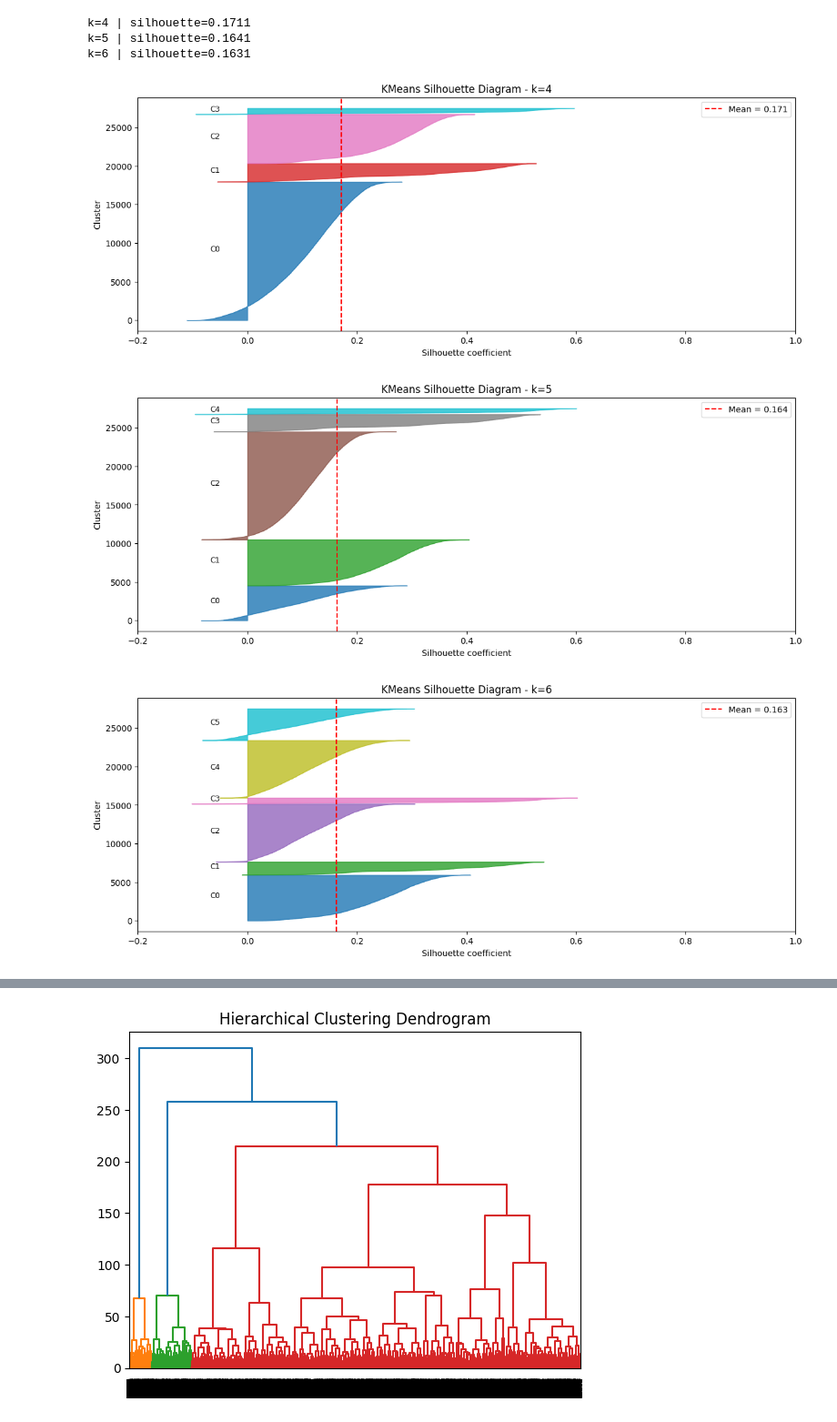
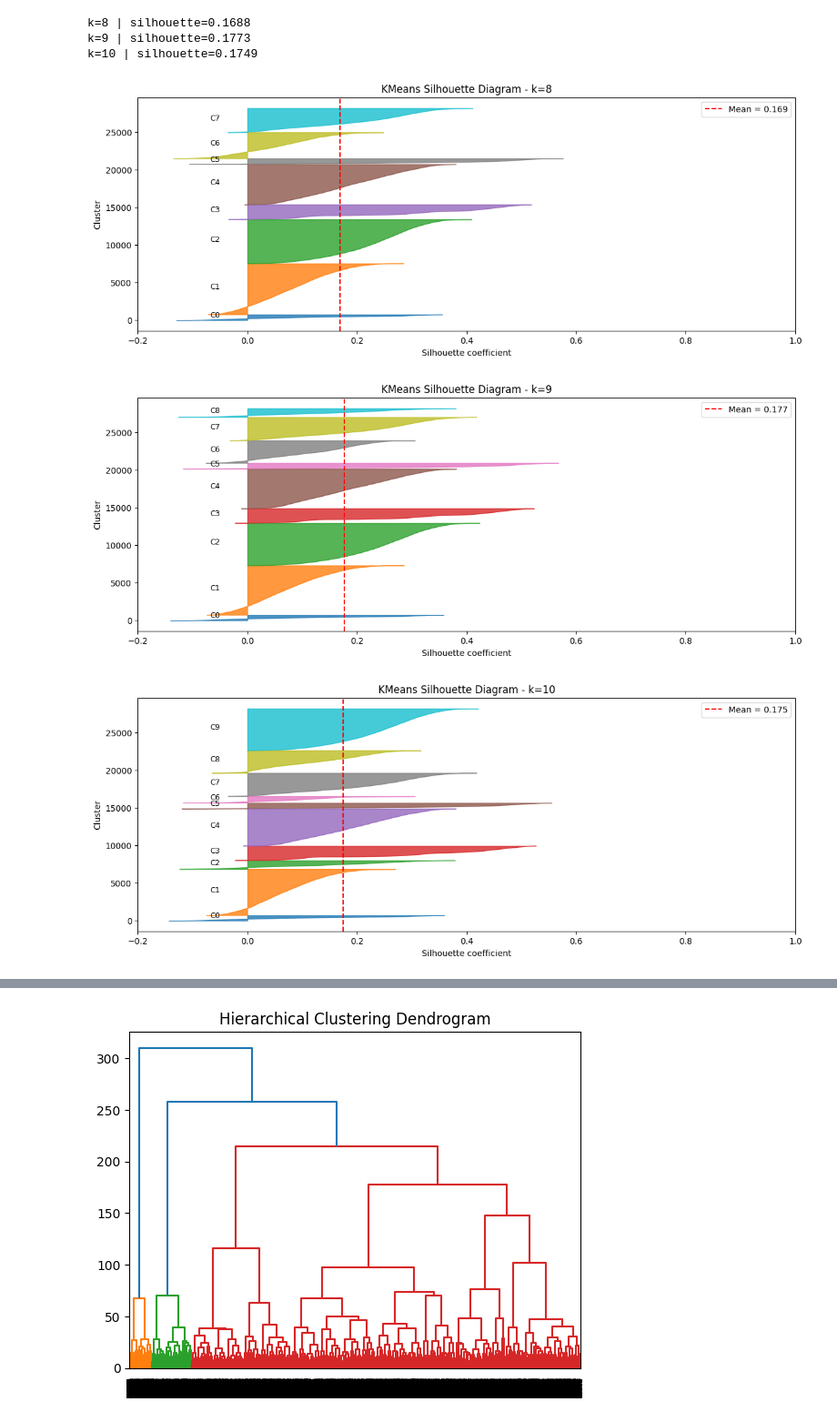
Before and after one commit to tiago2806/ml_project, a Jupyter notebook: notebooks/03_modelling.ipynb, the cells around one changed output, grey strips where cells are left out. Shown at 91% size. Drawn from its saved outputs; the diff is of its cells as text; code cells hidden in the pictures.

Commit message:
clustering

```diff
--- a/notebooks/03_modelling.ipynb
+++ b/notebooks/03_modelling.ipynb
@@ -42,17 +60,17 @@ features = [
     "customer_age",
     "number_complaints",
     'total_children',
+    'years_tenure',
     "percentage_of_products_bought_promotion",
+    'lifetime_spend_groceries',
     "lifetime_spend_vegetables",
     "lifetime_spend_meat_fish",
-    "lifetime_spend_electronics_videogames",
+    'lifetime_spend_electronics',
+    'lifetime_spend_videogames',
     "lifetime_spend_nonalcohol_drinks",
     "lifetime_spend_alcohol_drinks",
     "lifetime_spend_hygiene",
-    "lifetime_spend_petfood",
-    'total_trips',
-    'average_basket_size'
-
+    "lifetime_spend_petfood"
 ]
 
 X = dataset[features].copy()
@@ -75,12 +93,12 @@ X_log[spend_cols] = np.log1p(X_log[spend_cols])
 # Depois faz o scaling normalmente
 X_scaled = scaling(X_log)
 # %%
-K_range = 11
+K_range = 15
 
 inertias = []
 
 for k in range(2, K_range+1):
-    experimental_kmeans = KMeans(n_clusters=k, random_state=42, n_init=10).fit(X_scaled)
+    experimental_kmeans = KMeans(n_clusters=k, random_state=42).fit(X_scaled)
     inertias.append(experimental_kmeans.inertia_)
 
 plt.plot(range(2, K_range+1), inertias, marker='o')
@@ -93,7 +111,7 @@ plt.show()
 scores = []
 
 for k in range(2,K_range+1):
-    experimental_kmeans = KMeans(n_clusters=k, random_state=42, n_init=10)
+    experimental_kmeans = KMeans(n_clusters=k, random_state=42, n_init='auto')
     labels = experimental_kmeans.fit_predict(X_scaled)
     scores.append(silhouette_score(X_scaled, labels))
 
@@ -108,20 +126,20 @@ plt.show()
 # %%
-for k in [4, 5, 6]:
-    experimental_kmeans = KMeans(n_clusters=k, random_state=42, n_init=10)
+for k in [8, 9, 10]:
+    experimental_kmeans = KMeans(n_clusters=k, random_state=42, n_init='auto')
     labels = experimental_kmeans.fit_predict(X_scaled)
 
     score = plot_silhouette(
         X_scaled,
         labels,
         title=f"KMeans Silhouette Diagram - k={k}"
     )
 
     print(f"k={k} | silhouette={score:.4f}")
 # %% [output]
-k=4 | silhouette=0.1711
-k=5 | silhouette=0.1641
-k=6 | silhouette=0.1631
+k=8 | silhouette=0.1688
+k=9 | silhouette=0.1773
+k=10 | silhouette=0.1749
-[figure, old version]
+[figure, new version]
-[figure, old version]
+[figure, new version]
-[figure, old version]
+[figure, new version]
 # %%
```
Also changed, not shown: parts of 12 cells of this notebook, 3 other files.
